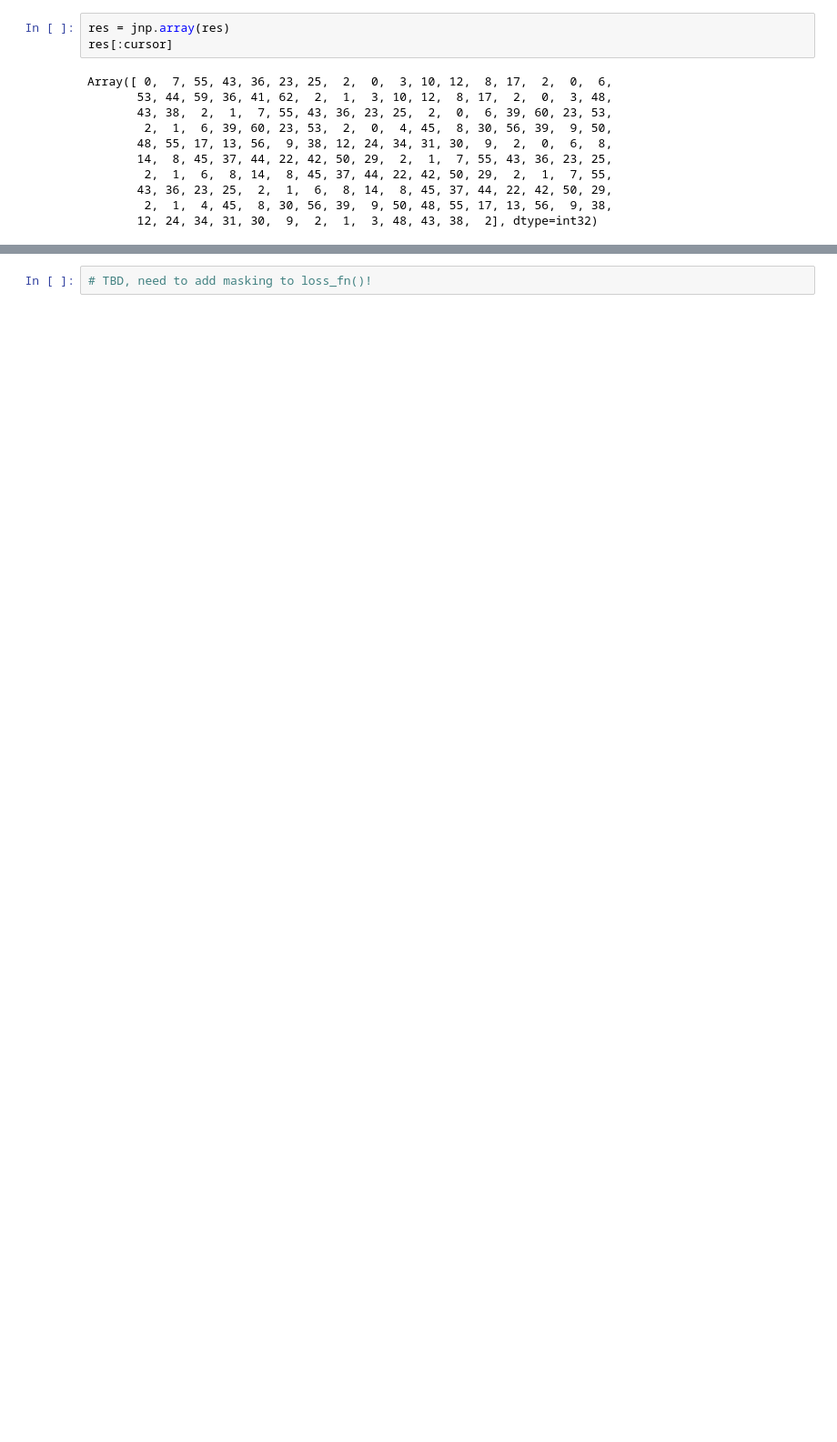
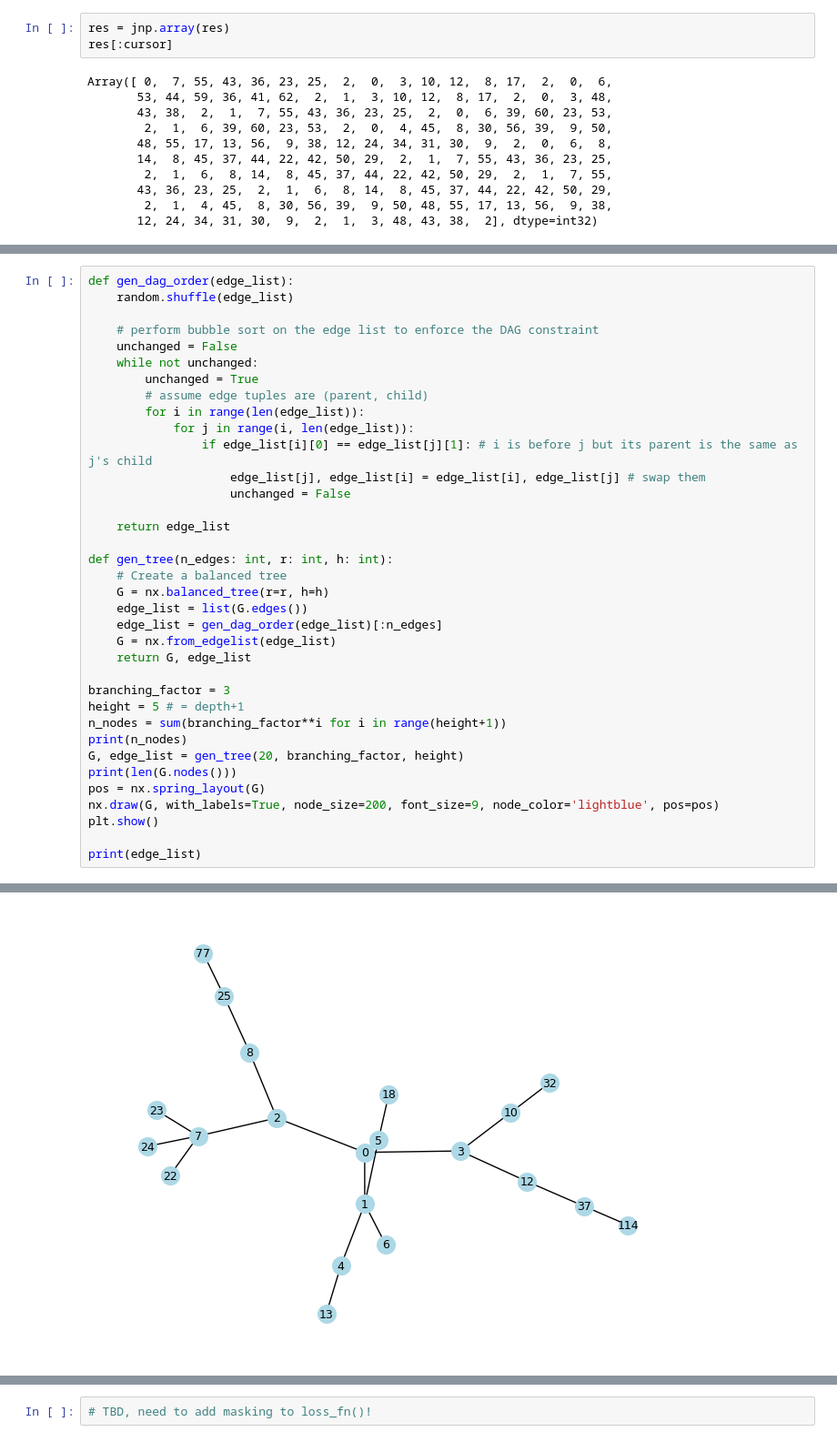
Before and after one commit to nikolageorgiev2000/modded-nanogpt-jax, a Jupyter notebook: path_graphs.ipynb, the cells around one changed output, grey strips where cells are left out. Shown at 91% size. Drawn from its saved outputs; the diff is of its cells as text; blank space fills up the shorter version.

Commit message:
added basic random tree generation for fixed edge count

```diff
--- a/path_graphs.ipynb
+++ b/path_graphs.ipynb
@@ -948,0 +977,37 @@ Array([ 0,  7, 55, 43, 36, 23, 25,  2,  0,  3, 10, 12,  8, 17,  2,  0,  6,
+# %%
+def gen_dag_order(edge_list):
+    random.shuffle(edge_list)
+
+    # perform bubble sort on the edge list to enforce the DAG constraint
+    unchanged = False
+    while not unchanged:
+        unchanged = True
+        # assume edge tuples are (parent, child)
+        for i in range(len(edge_list)):
+            for j in range(i, len(edge_list)):
+                if edge_list[i][0] == edge_list[j][1]: # i is before j but its parent is the same as j's child
+                    edge_list[j], edge_list[i] = edge_list[i], edge_list[j] # swap them
+                    unchanged = False
+
+    return edge_list
+
+def gen_tree(n_edges: int, r: int, h: int):
+    # Create a balanced tree
+    G = nx.balanced_tree(r=r, h=h)
+    edge_list = list(G.edges())
+    edge_list = gen_dag_order(edge_list)[:n_edges]
+    G = nx.from_edgelist(edge_list)
+    return G, edge_list
+
+branching_factor = 3
+height = 5 # = depth+1
+n_nodes = sum(branching_factor**i for i in range(height+1))
+print(n_nodes)
+G, edge_list = gen_tree(20, branching_factor, height)
+print(len(G.nodes()))
+pos = nx.spring_layout(G)
+nx.draw(G, with_labels=True, node_size=200, font_size=9, node_color='lightblue', pos=pos)
+plt.show()
+
+print(edge_list)
+# %% [output]
@@ -948,0 +1016 @@ Array([ 0,  7, 55, 43, 36, 23, 25,  2,  0,  3, 10, 12,  8, 17,  2,  0,  6,
+[figure, added]
```
Also changed, not shown: parts of 9 cells of this notebook, 1 other file.
